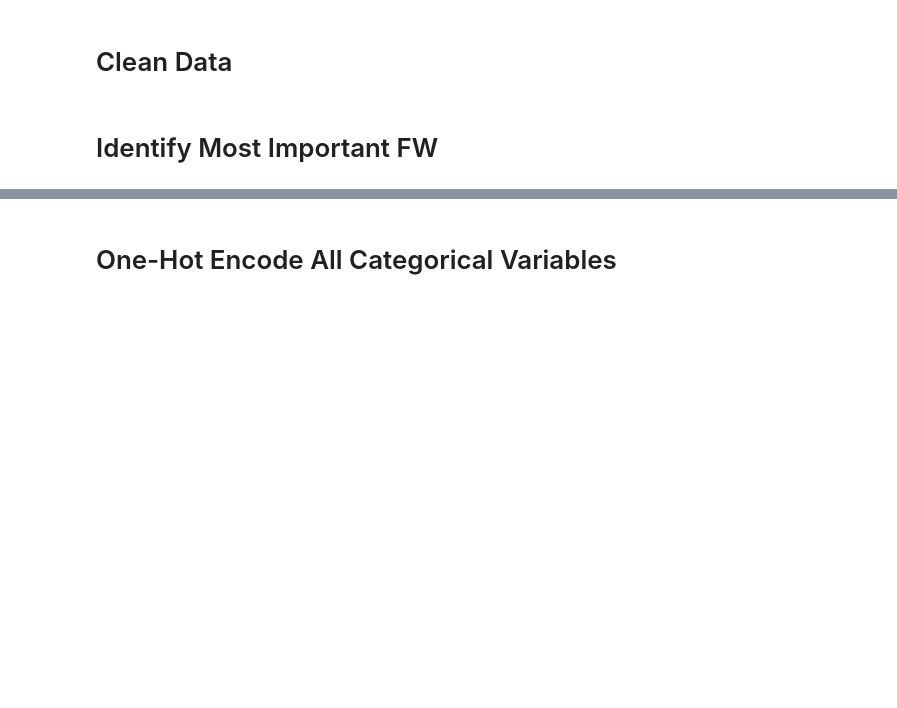
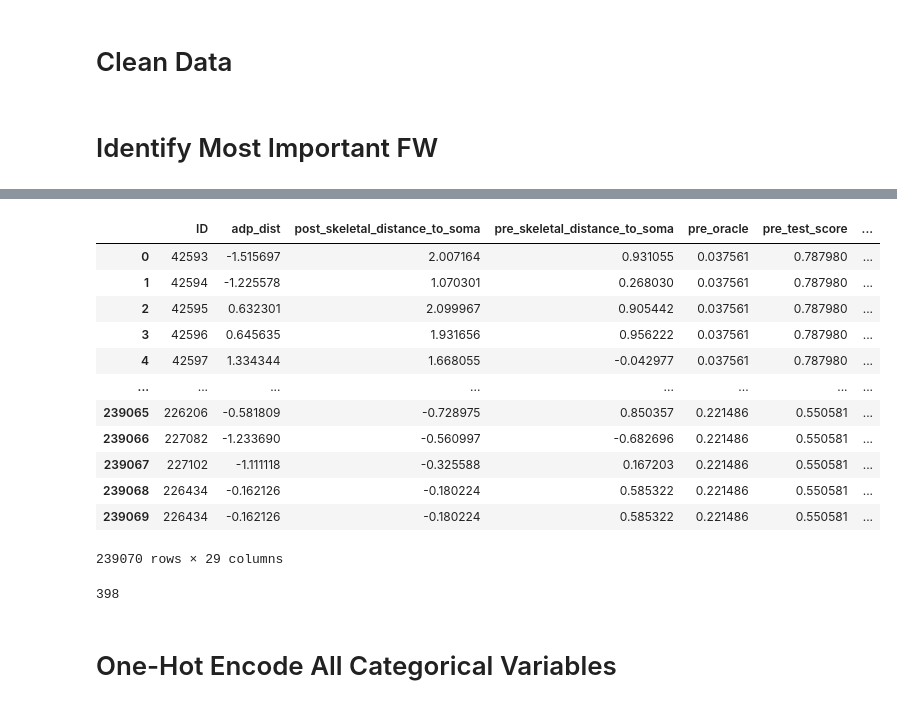
Before and after one commit to gwang034/elecfinal, a Jupyter notebook: Grace/feature_selection_grace.ipynb, the cells around one changed output, grey strips where cells are left out. Cells and saved outputs as stored; diff of their text form; code cells hidden in the pictures; blank space fills up the shorter version.

```diff
--- a/Grace/feature_selection_grace.ipynb
+++ b/Grace/feature_selection_grace.ipynb
@@ -107,11 +136,34 @@ def add_feature(df, fw, feature_name):
     Adds a feature weight to the dataframe
     """
     df = df.merge(fw[[feature_name, 'nucleus_id']], left_on='pre_nucleus_id', right_on='nucleus_id')
+    df = df.drop(columns='nucleus_id')
     return df
 # %%
-X_train_feat = add_feature(X_train_feat, fw, 'feature_weight_101')
-X_val_feat = add_feature(X_val_feat, fw, 'feature_weight_101')
-X_query_feat = add_feature(X_query_feat, fw, 'feature_weight_101')
+X_train_feat = add_feature(X_train_feat, fw, 'feature_weight_398')
+X_val_feat = add_feature(X_val_feat, fw, 'feature_weight_398')
+X_query_feat = add_feature(X_query_feat, fw, 'feature_weight_398')
+# %%
+X_train_feat
+# %% [output]
+|  | ID | adp_dist | post_skeletal_distance_to_soma | pre_skeletal_distance_to_soma | pre_oracle | pre_test_score | ... |
+| 0 | 42593 | -1.515697 | 2.007164 | 0.931055 | 0.037561 | 0.787980 | ... |
+| 1 | 42594 | -1.225578 | 1.070301 | 0.268030 | 0.037561 | 0.787980 | ... |
+| 2 | 42595 | 0.632301 | 2.099967 | 0.905442 | 0.037561 | 0.787980 | ... |
+| 3 | 42596 | 0.645635 | 1.931656 | 0.956222 | 0.037561 | 0.787980 | ... |
+| 4 | 42597 | 1.334344 | 1.668055 | -0.042977 | 0.037561 | 0.787980 | ... |
+| ... | ... | ... | ... | ... | ... | ... | ... |
+| 239065 | 226206 | -0.581809 | -0.728975 | 0.850357 | 0.221486 | 0.550581 | ... |
+| 239066 | 227082 | -1.233690 | -0.560997 | -0.682696 | 0.221486 | 0.550581 | ... |
+| 239067 | 227102 | -1.111118 | -0.325588 | 0.167203 | 0.221486 | 0.550581 | ... |
+| 239068 | 226434 | -0.162126 | -0.180224 | 0.585322 | 0.221486 | 0.550581 | ... |
+| 239069 | 226434 | -0.162126 | -0.180224 | 0.585322 | 0.221486 | 0.550581 | ... |
+239070 rows × 29 columns
+# %%
+fw = pd.read_csv(feature_path)
+fw = fw.drop(columns='nucleus_id')
+np.argmax(fw.std(axis=0))
+# %% [output]
+398
 # %% [markdown]
 # One-Hot Encode All Categorical Variables
 # %%
```
Also changed, not shown: parts of 54 cells of this notebook.
